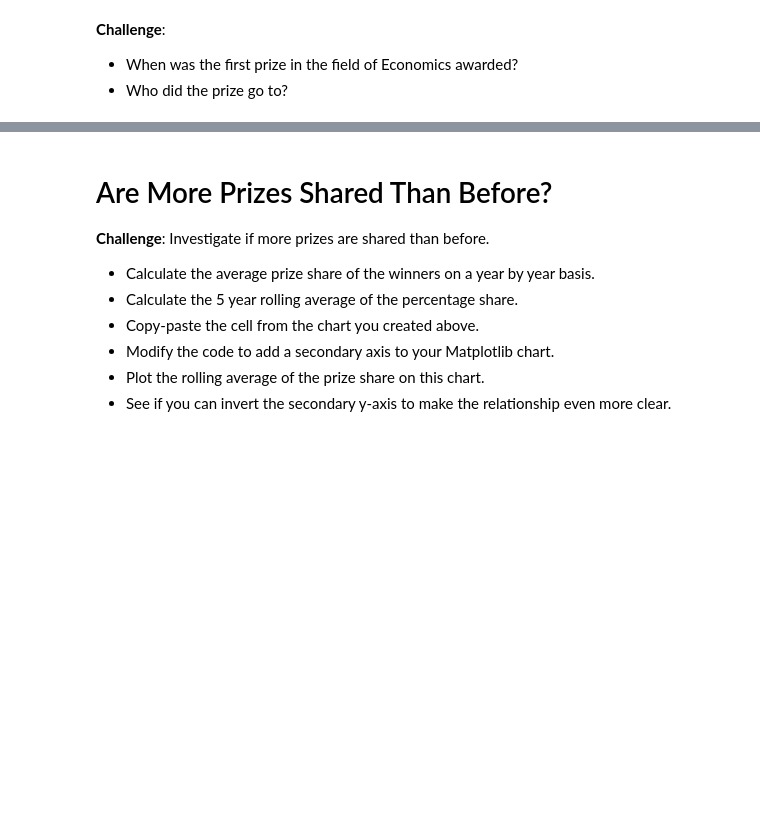
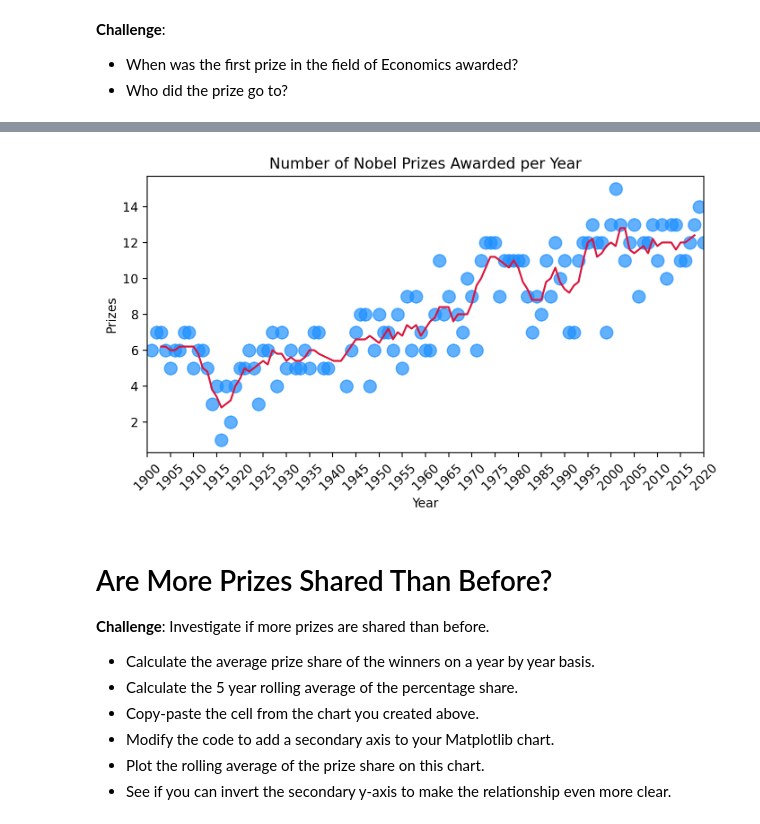
Before and after one commit to renankin/100-days-of-code, a Jupyter notebook: day-079/nobel-prize-analysis/Nobel_Prize_Analysis.ipynb, the cells around one changed output, grey strips where cells are left out. Drawn from its saved outputs; the diff is of its cells as text; code cells hidden in the pictures; blank space fills up the shorter version.

```diff
--- a/day-079/nobel-prize-analysis/Nobel_Prize_Analysis.ipynb
+++ b/day-079/nobel-prize-analysis/Nobel_Prize_Analysis.ipynb
@@ -241,6 +282,30 @@ df_data[df_data.full_name.duplicated(keep=False)]
 
 * Looking at the chart, did the first and second world wars have an impact on the number of prizes being given out?
 * What could be the reason for the trend in the chart?
+# %%
+prizes_per_year = df_data.groupby("year", as_index=False).agg({"prize": pd.Series.count})
+# %%
+roll_df = prizes_per_year.rolling(window=5).mean()
+# %%
+fig, ax = plt.subplots(figsize=(8, 4), dpi=200)
+
+ax.set_title('Number of Nobel Prizes Awarded per Year')
+
+ax.scatter(prizes_per_year.year, prizes_per_year.prize,
+            color="dodgerblue", alpha=0.7, s=100)
+ax.plot(roll_df.year, roll_df.prize, color="crimson")
+
+ax.set_xlim(1900, 2020)
+xlabels = np.arange(start=1900, stop=2021, step=5)
+ax.set_xticks(xlabels)
+ax.set_xticklabels(xlabels, rotation=45)
+
+ax.set_xlabel("Year")
+ax.set_ylabel("Prizes")
+
+plt.show()
+# %% [output]
+[figure, added]
 # %% [markdown]
 # Are More Prizes Shared Than Before?
 
```
Also changed, not shown: parts of 9 cells of this notebook.
